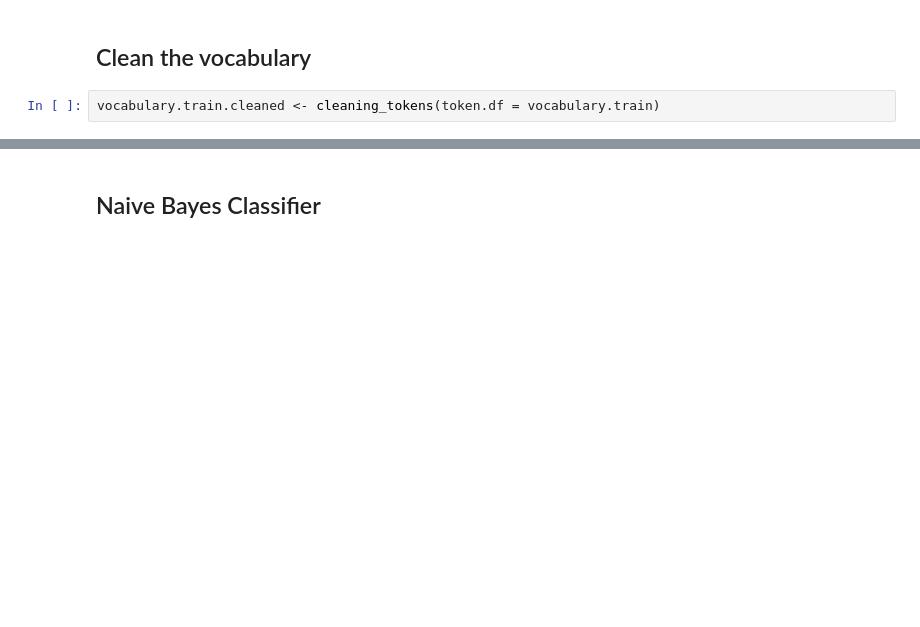
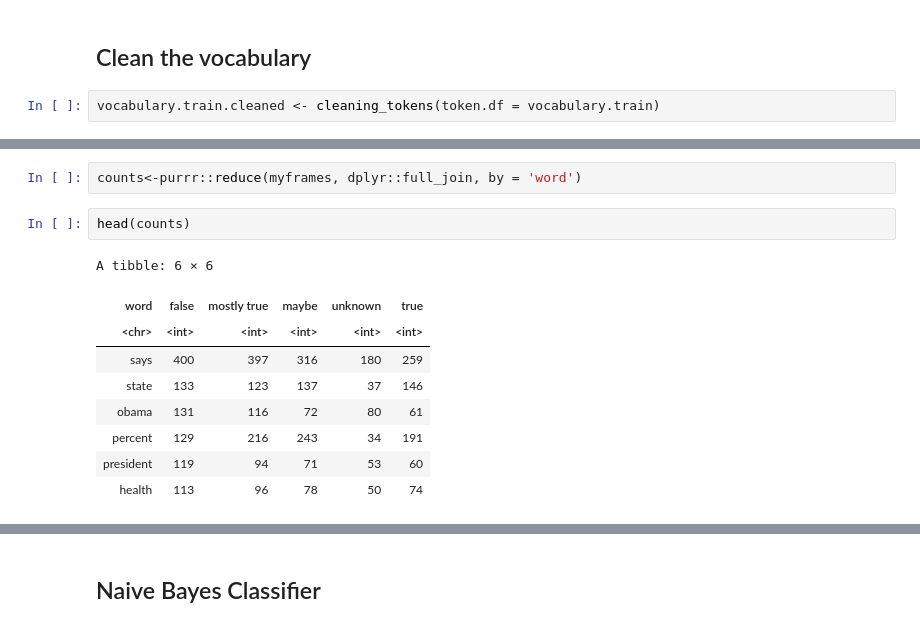
Before and after one commit to tommaso-bertola/falsehoods-sieve, a Jupyter notebook: FakeNewsRecognitionWithBayesClassifier.ipynb, the cells around one changed output, grey strips where cells are left out. Drawn from its saved outputs; the diff is of its cells as text; blank space fills up the shorter version.

```diff
--- a/FakeNewsRecognitionWithBayesClassifier.ipynb
+++ b/FakeNewsRecognitionWithBayesClassifier.ipynb
@@ -166,0 +221,14 @@ vocabulary.train.cleaned <- cleaning_tokens(token.df = vocabulary.train)
+# %%
+counts<-purrr::reduce(myframes, dplyr::full_join, by = 'word')
+# %%
+head(counts)
+# %% [output]
+A tibble: 6 × 6
+| word | false | mostly true | maybe | unknown | true |
+| <chr> | <int> | <int> | <int> | <int> | <int> |
+| says | 400 | 397 | 316 | 180 | 259 |
+| state | 133 | 123 | 137 | 37 | 146 |
+| obama | 131 | 116 | 72 | 80 | 61 |
+| percent | 129 | 216 | 243 | 34 | 191 |
+| president | 119 | 94 | 71 | 53 | 60 |
+| health | 113 | 96 | 78 | 50 | 74 |
```
Also changed, not shown: parts of 24 cells of this notebook.
